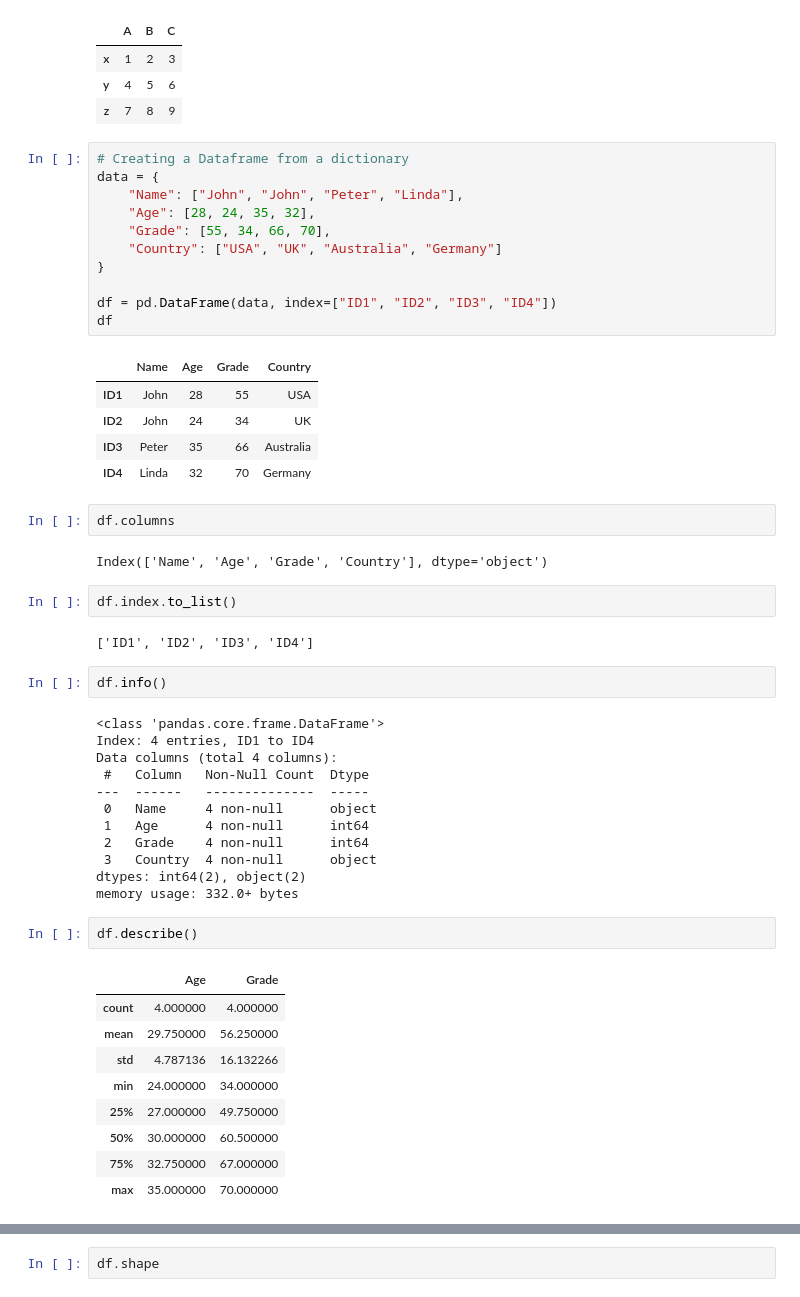
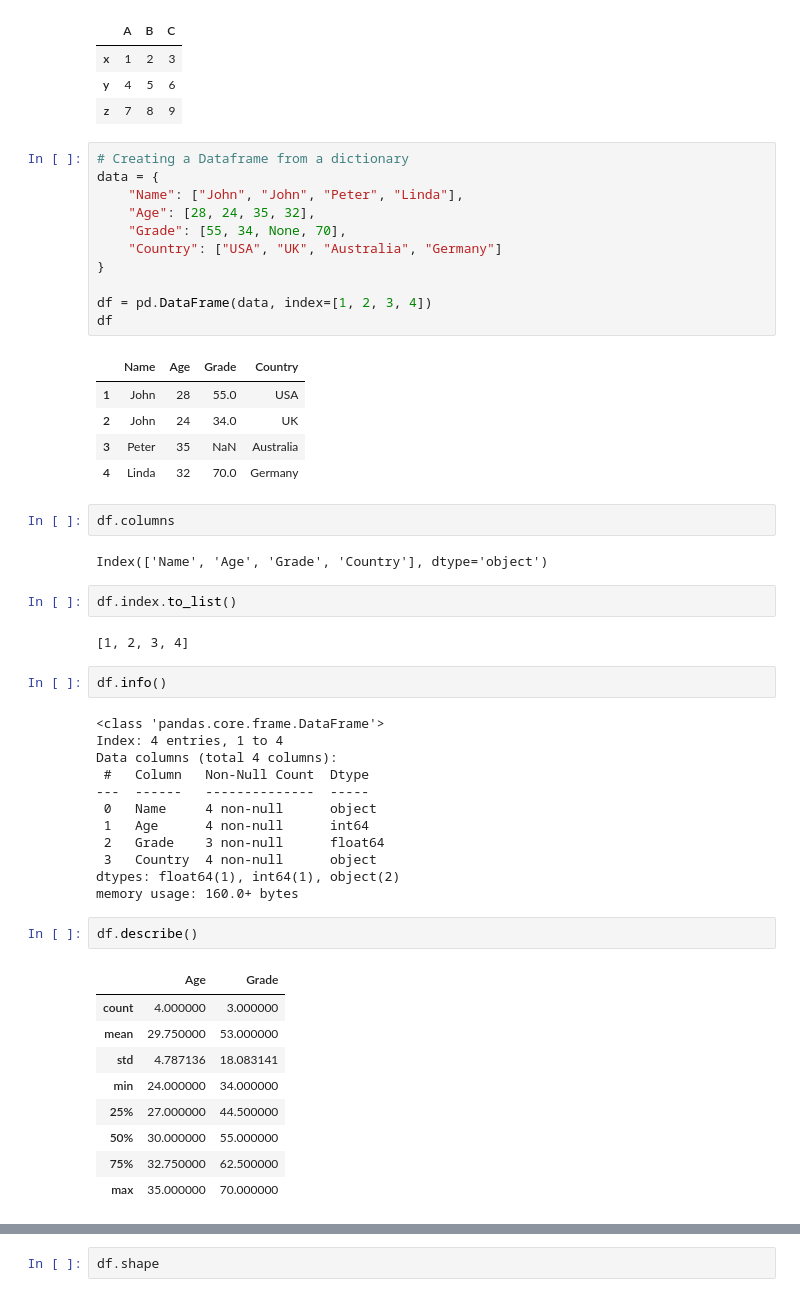
Before and after one commit to DamilareArise/pandas_work, a Jupyter notebook: index.ipynb, the cells around one changed output, grey strips where cells are left out. Drawn from its saved outputs; the diff is of its cells as text.

```diff
--- a/index.ipynb
+++ b/index.ipynb
@@ -133,20 +133,20 @@ df
 # %%
 # Creating a Dataframe from a dictionary
 data = {
     "Name": ["John", "John", "Peter", "Linda"],
     "Age": [28, 24, 35, 32],
-    "Grade": [55, 34, 66, 70],
+    "Grade": [55, 34, None, 70],
     "Country": ["USA", "UK", "Australia", "Germany"]
 }
 
-df = pd.DataFrame(data, index=["ID1", "ID2", "ID3", "ID4"])
+df = pd.DataFrame(data, index=[1, 2, 3, 4])
 df
 # %% [output]
 |  | Name | Age | Grade | Country |
-| ID1 | John | 28 | 55 | USA |
-| ID2 | John | 24 | 34 | UK |
-| ID3 | Peter | 35 | 66 | Australia |
-| ID4 | Linda | 32 | 70 | Germany |
+| 1 | John | 28 | 55.0 | USA |
+| 2 | John | 24 | 34.0 | UK |
+| 3 | Peter | 35 | NaN | Australia |
+| 4 | Linda | 32 | 70.0 | Germany |
 # %%
 df.columns
 # %% [output]
@@ -154,32 +154,32 @@ Index(['Name', 'Age', 'Grade', 'Country'], dtype='object')
 # %%
 df.index.to_list()
 # %% [output]
-['ID1', 'ID2', 'ID3', 'ID4']
+[1, 2, 3, 4]
 # %%
 df.info()
 # %% [output]
 <class 'pandas.core.frame.DataFrame'>
-Index: 4 entries, ID1 to ID4
+Index: 4 entries, 1 to 4
 Data columns (total 4 columns):
  #   Column   Non-Null Count  Dtype
 ---  ------   --------------  -----
  0   Name     4 non-null      object
  1   Age      4 non-null      int64
- 2   Grade    4 non-null      int64
+ 2   Grade    3 non-null      float64
  3   Country  4 non-null      object
-dtypes: int64(2), object(2)
-memory usage: 332.0+ bytes
+dtypes: float64(1), int64(1), object(2)
+memory usage: 160.0+ bytes
 # %%
 df.describe()
 # %% [output]
 |  | Age | Grade |
-| count | 4.000000 | 4.000000 |
-| mean | 29.750000 | 56.250000 |
-| std | 4.787136 | 16.132266 |
+| count | 4.000000 | 3.000000 |
+| mean | 29.750000 | 53.000000 |
+| std | 4.787136 | 18.083141 |
 | min | 24.000000 | 34.000000 |
-| 25% | 27.000000 | 49.750000 |
-| 50% | 30.000000 | 60.500000 |
-| 75% | 32.750000 | 67.000000 |
+| 25% | 27.000000 | 44.500000 |
+| 50% | 30.000000 | 55.000000 |
+| 75% | 32.750000 | 62.500000 |
 | max | 35.000000 | 70.000000 |
 # %%
 df.head(2)
```
Also changed, not shown: parts of 29 cells of this notebook, 1 other file.
